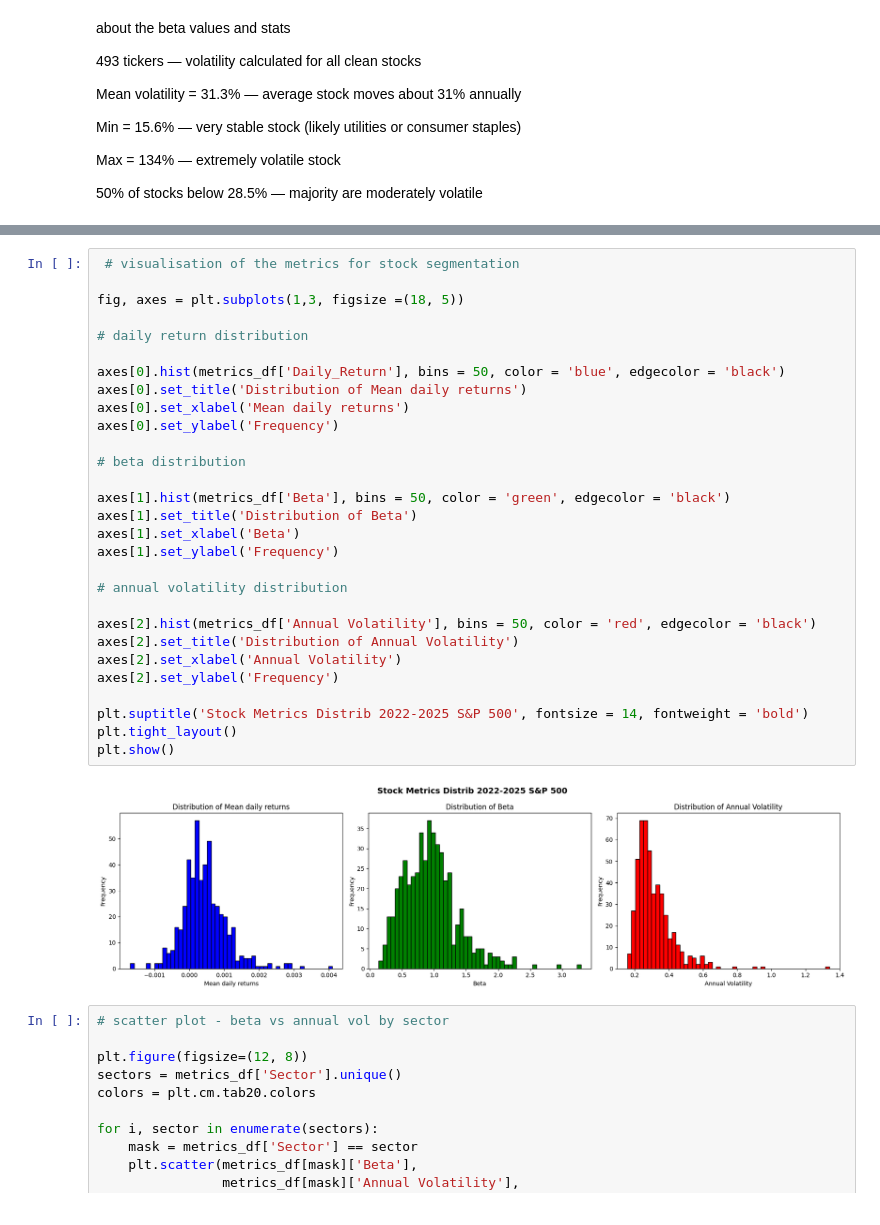
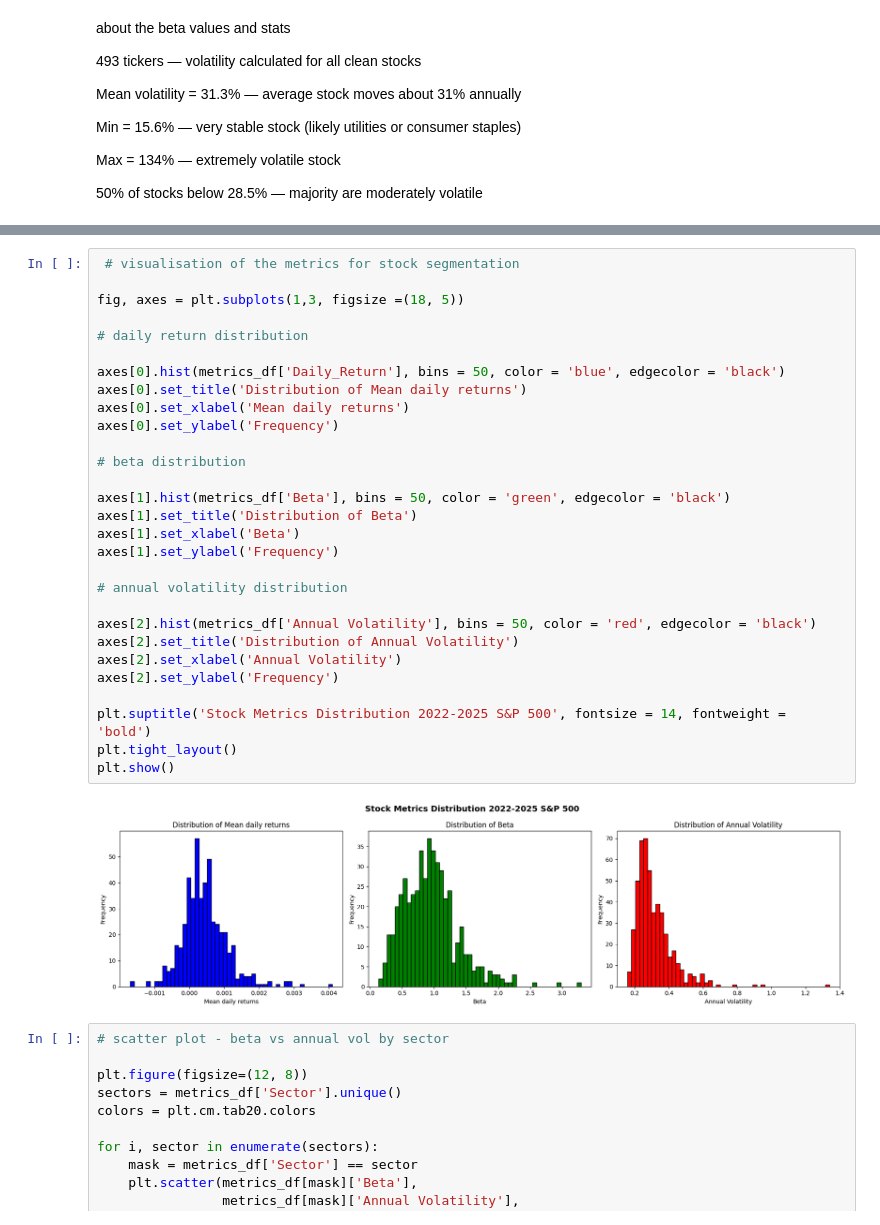
Before and after one commit to ckaidugquem-bit/Data-Warehouse-Assessment-MDK, a Jupyter notebook: DataWarehouse_CW2.ipynb, the cells around one changed output, grey strips where cells are left out. Drawn from its saved outputs; the diff is of its cells as text.

```diff
--- a/DataWarehouse_CW2.ipynb
+++ b/DataWarehouse_CW2.ipynb
@@ -274,34 +275,34 @@ dtype: int64
 # %%
  # visualisation of the metrics for stock segmentation
 
 fig, axes = plt.subplots(1,3, figsize =(18, 5))
 
 # daily return distribution
 
 axes[0].hist(metrics_df['Daily_Return'], bins = 50, color = 'blue', edgecolor = 'black')
 axes[0].set_title('Distribution of Mean daily returns')
 axes[0].set_xlabel('Mean daily returns')
 axes[0].set_ylabel('Frequency')
 
 # beta distribution
 
 axes[1].hist(metrics_df['Beta'], bins = 50, color = 'green', edgecolor = 'black')
 axes[1].set_title('Distribution of Beta')
 axes[1].set_xlabel('Beta')
 axes[1].set_ylabel('Frequency')
 
 # annual volatility distribution
 
 axes[2].hist(metrics_df['Annual Volatility'], bins = 50, color = 'red', edgecolor = 'black')
 axes[2].set_title('Distribution of Annual Volatility')
 axes[2].set_xlabel('Annual Volatility')
 axes[2].set_ylabel('Frequency')
 
-plt.suptitle('Stock Metrics Distrib 2022-2025 S&P 500', fontsize = 14, fontweight = 'bold')
+plt.suptitle('Stock Metrics Distribution 2022-2025 S&P 500', fontsize = 14, fontweight = 'bold')
 plt.tight_layout()
 plt.show()
 # %% [output]
-[figure, old version]
+[figure, new version]
 # %%
 # scatter plot - beta vs annual vol by sector
 
```
Also changed, not shown: parts of 13 cells of this notebook.
